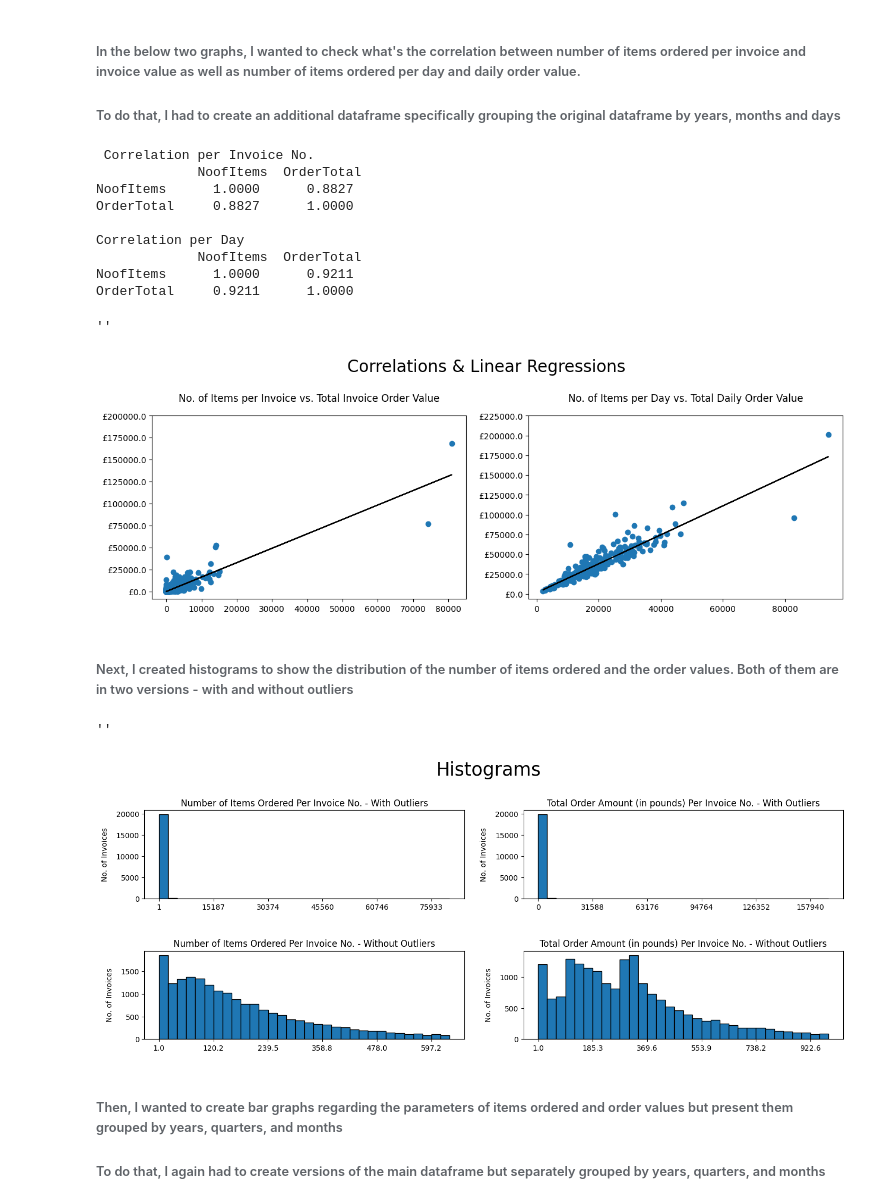
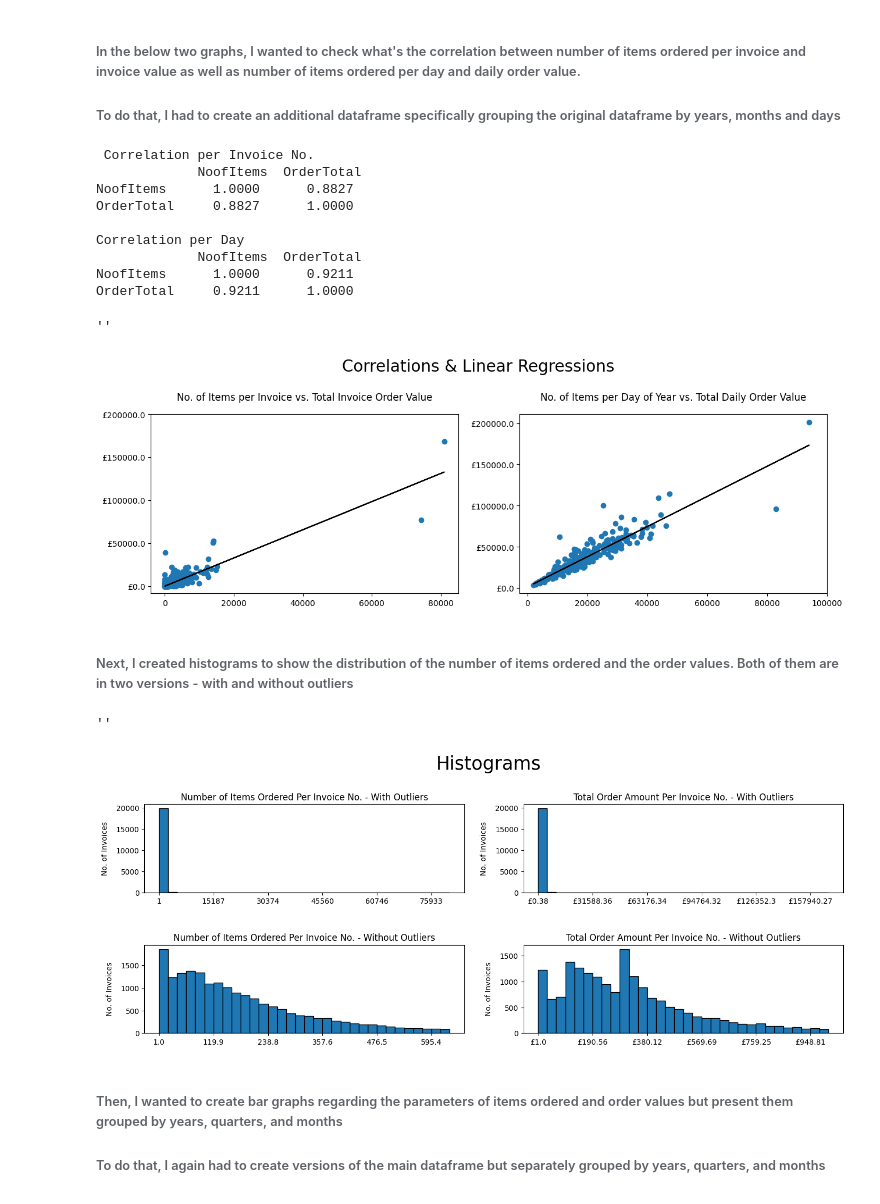
Before and after one commit to Robert-DataAnalyst/2010-Online-Retail-Analisys-WiP, a Jupyter notebook: Python/Python Analisys/Online_Retail.ipynb, the cells around one changed output. Drawn from its saved outputs; the diff is of its cells as text; code cells hidden in the pictures.

```diff
--- a/Python/Python Analisys/Online_Retail.ipynb
+++ b/Python/Python Analisys/Online_Retail.ipynb
@@ -404,37 +432,39 @@ fig, ax = plt.subplots(1,2, figsize=(15,4))
 fig.suptitle("Correlations & Linear Regressions", y=1.12, fontsize=20)
 
 Linreg1 = LinearRegression().fit(final_df_by_invoice[["NoofItems"]], final_df_by_invoice[["OrderTotal"]])
 ax[0].scatter(x=final_df_by_invoice["NoofItems"], y=final_df_by_invoice["OrderTotal"])
 ax[0].plot(final_df_by_invoice["NoofItems"], Linreg1.predict(final_df_by_invoice[["NoofItems"]]), color="black")
 ax[0].set_title("No. of Items per Invoice vs. Total Invoice Order Value", y=1.05)
-ax[0].set_yticks(ax[0].get_yticks()[1:])
+ax[0].set_xticks(ax[0].get_xticks()[1::2])
+ax[0].set_yticks(ax[0].get_yticks()[1::2])
 ax[0].set_yticklabels(f"{chr(163) + str(t)}" for t in ax[0].get_yticks())
 
 df_for_linreg2 = final_df_by_invoice.groupby(["Year", "Month", "Day"])[["NoofItems", "OrderTotal"]].sum().reset_index()
 
 Linreg2 = LinearRegression().fit(df_for_linreg2[["NoofItems"]], df_for_linreg2[["OrderTotal"]])
 ax[1].scatter(x=df_for_linreg2["NoofItems"], y=df_for_linreg2["OrderTotal"])
 ax[1].plot(df_for_linreg2["NoofItems"], Linreg2.predict(df_for_linreg2[["NoofItems"]]), color="black")
-ax[1].set_title("No. of Items per Day vs. Total Daily Order Value", y=1.05)
-ax[1].set_yticks(ax[1].get_yticks()[1:])
+ax[1].set_title("No. of Items per Day of Year vs. Total Daily Order Value", y=1.05)
+ax[1].set_xticks(ax[1].get_xticks()[1:7])
+ax[1].set_yticks(ax[1].get_yticks()[1::2])
 ax[1].set_yticklabels(f"{chr(163) + str(t)}" for t in ax[1].get_yticks())
 
 print(f""" Correlation per Invoice No. \n {final_df_by_invoice[["NoofItems", "OrderTotal"]].corr().round(4)} \n
 Correlation per Day \n {df_for_linreg2[["NoofItems", "OrderTotal"]].corr().round(4)}""")
 
 ;
 # %% [output]
  Correlation per Invoice No.
              NoofItems  OrderTotal
 NoofItems      1.0000      0.8827
 OrderTotal     0.8827      1.0000
 
 Correlation per Day
              NoofItems  OrderTotal
 NoofItems      1.0000      0.9211
 OrderTotal     0.9211      1.0000
 ''
-[figure, old version]
+[figure, new version]
 # %% [markdown]
 ###### Next, I created histograms to show the distribution of the number of items ordered and the order values. Both of them are in two versions - with and without outliers
 # %%
@@ -447,26 +477,28 @@ ax[0,0].set_xticks(np.histogram(final_df_by_invoice["NoofItems"], bins=32)[1][::
 ax[0,0].set_title("Number of Items Ordered Per Invoice No. - With Outliers")
 ax[0,0].set_ylabel("No. of Invoices", labelpad=10)
 
-ax[1,0].hist(final_df_by_invoice["NoofItems"], range=(1, 637.5), bins=32, edgecolor = "black")
+ax[1,0].hist(final_df_by_invoice["NoofItems"], range=(1, 635), bins=32, edgecolor = "black")
 ax[1,0].set_xticks(np.histogram(final_df_by_invoice[(final_df_by_invoice["NoofItems"] >= 1) &
-                            (final_df_by_invoice["NoofItems"] <= 637.5)]["NoofItems"], bins=32)[1][::6])
+                            (final_df_by_invoice["NoofItems"] <= 635)]["NoofItems"], bins=32)[1][::6])
 ax[1,0].set_title("Number of Items Ordered Per Invoice No. - Without Outliers")
 ax[1,0].set_ylabel("No. of Invoices", labelpad=10)
 
 ax[0,1].hist(final_df_by_invoice["OrderTotal"], bins = 32, edgecolor = "black")
 ax[0,1].set_xticks(np.histogram(final_df_by_invoice["OrderTotal"], bins=32)[1][::6])
-ax[0,1].set_title("Total Order Amount (in pounds) Per Invoice No. - With Outliers")
+ax[0,1].set_xticklabels(f"{chr(163) + str(x.round(2))}" for x in ax[0,1].get_xticks())
+ax[0,1].set_title("Total Order Amount Per Invoice No. - With Outliers")
 ax[0,1].set_ylabel("No. of Invoices", labelpad=10)
 
-ax[1,1].hist(final_df_by_invoice["OrderTotal"], range=(0.38, 984.69), bins=32, edgecolor = "black")
+ax[1,1].hist(final_df_by_invoice["OrderTotal"], range=(0.38, 1012.05), bins=32, edgecolor = "black")
 ax[1,1].set_xticks(np.histogram(final_df_by_invoice[(final_df_by_invoice["NoofItems"] >= 0.38) &
-                            (final_df_by_invoice["NoofItems"] <= 984.69)]["NoofItems"], bins=32)[1][::6])
-ax[1,1].set_title("Total Order Amount (in pounds) Per Invoice No. - Without Outliers")
+                            (final_df_by_invoice["NoofItems"] <= 1012.05)]["NoofItems"], bins=32)[1][::6])
+ax[1,1].set_xticklabels(f"{chr(163) + str(x.round(2))}" for x in ax[1,1].get_xticks())
+ax[1,1].set_title("Total Order Amount Per Invoice No. - Without Outliers")
 ax[1,1].set_ylabel("No. of Invoices", labelpad=10)
 ;
 # %% [output]
 ''
-[figure, old version]
+[figure, new version]
 # %% [markdown]
 ###### Then, I wanted to create bar graphs regarding the parameters of items ordered and order values but present them grouped by years, quarters, and months
 
```
Also changed, not shown: parts of 20 cells of this notebook, 1 other file.
